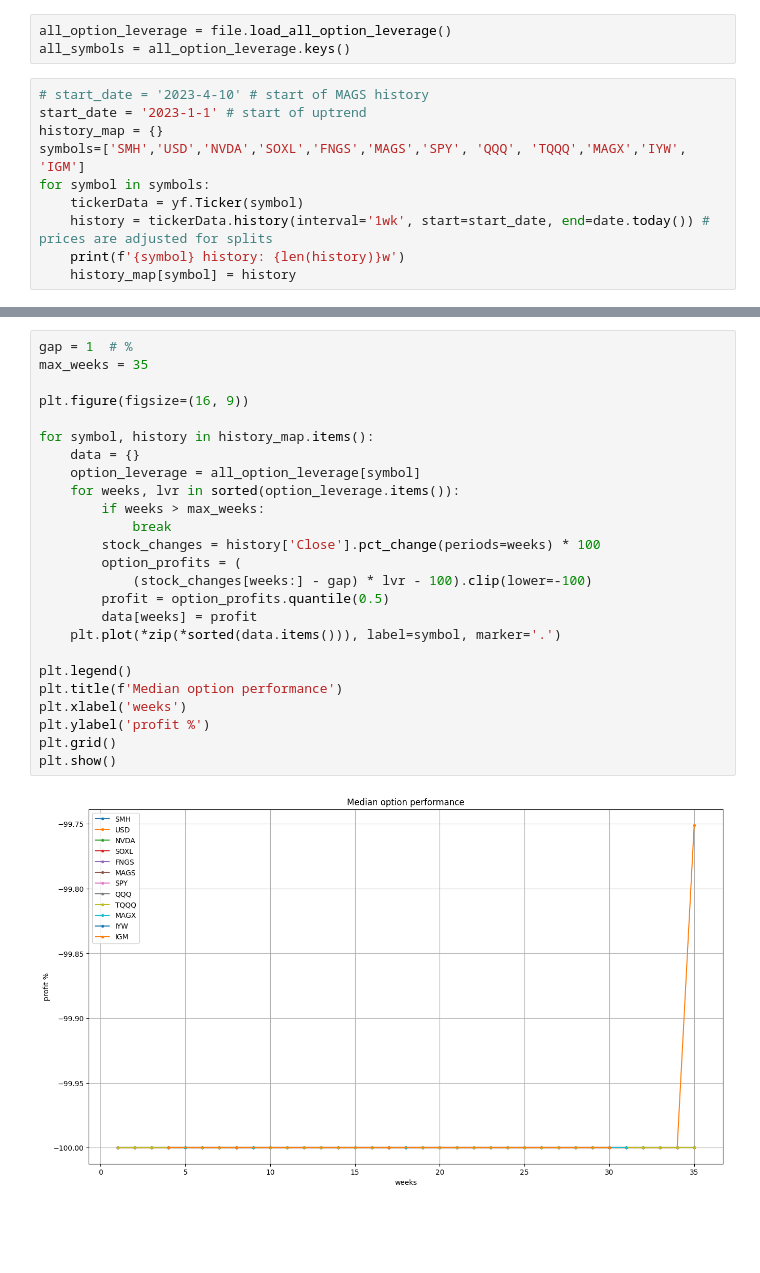
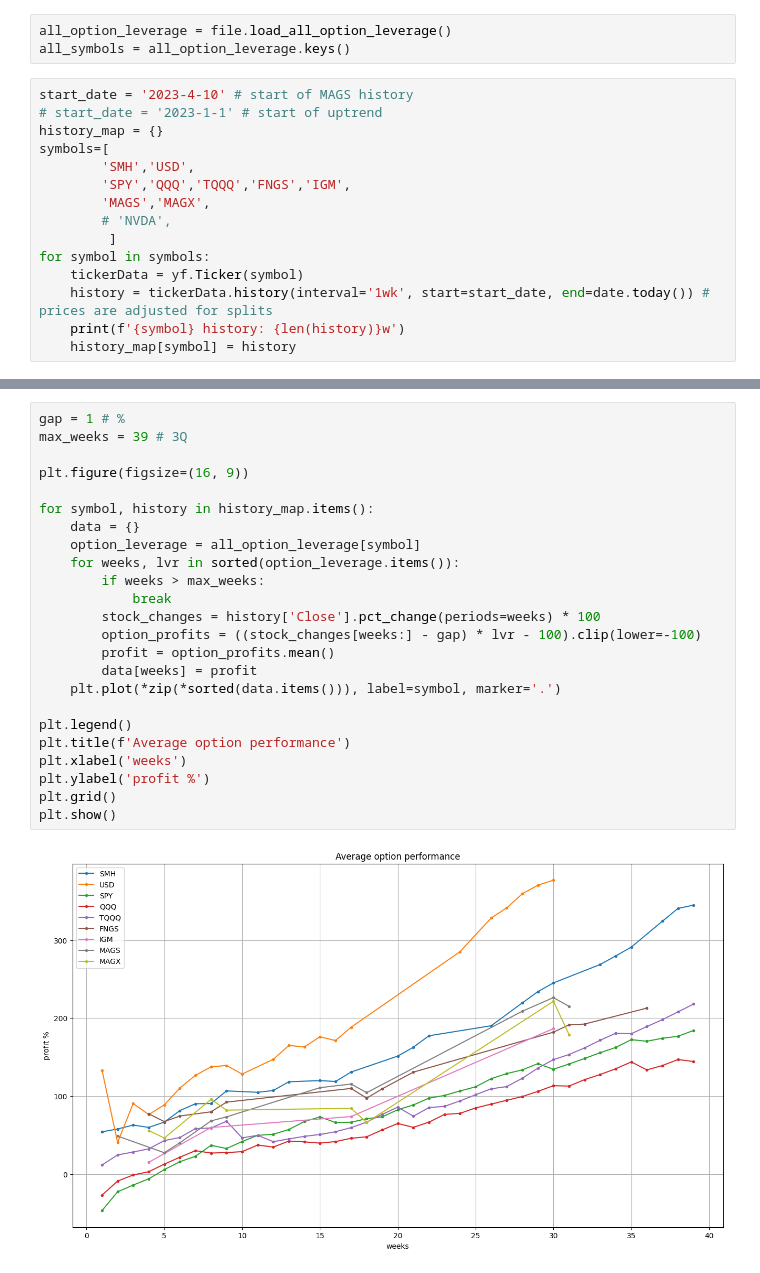
Before and after one commit to dotchev/stox, a Jupyter notebook: weekly-options.ipynb, the cells around one changed output, grey strips where cells are left out. Saved outputs shown, nothing was run; the diff lists cells and outputs as text; blank space fills up the shorter version.

```diff
--- a/weekly-options.ipynb
+++ b/weekly-options.ipynb
@@ -9,10 +9,15 @@ import file
 all_option_leverage = file.load_all_option_leverage()
 all_symbols = all_option_leverage.keys()
 # %%
-# start_date = '2023-4-10' # start of MAGS history
-start_date = '2023-1-1' # start of uptrend
+start_date = '2023-4-10' # start of MAGS history
+# start_date = '2023-1-1' # start of uptrend
 history_map = {}
-symbols=['SMH','USD','NVDA','SOXL','FNGS','MAGS','SPY', 'QQQ', 'TQQQ','MAGX','IYW', 'IGM']
+symbols=[
+        'SMH','USD',
+        'SPY','QQQ','TQQQ','FNGS','IGM',
+        'MAGS','MAGX',
+        # 'NVDA',
+         ]
 for symbol in symbols:
     tickerData = yf.Ticker(symbol)
     history = tickerData.history(interval='1wk', start=start_date, end=date.today()) # prices are adjusted for splits
@@ -34,30 +36,29 @@ IGM history: 95w
 # %%
-gap = 1  # %
-max_weeks = 35
+gap = 1 # %
+max_weeks = 39 # 3Q
 
 plt.figure(figsize=(16, 9))
 
 for symbol, history in history_map.items():
     data = {}
     option_leverage = all_option_leverage[symbol]
     for weeks, lvr in sorted(option_leverage.items()):
         if weeks > max_weeks:
             break
         stock_changes = history['Close'].pct_change(periods=weeks) * 100
-        option_profits = (
-            (stock_changes[weeks:] - gap) * lvr - 100).clip(lower=-100)
-        profit = option_profits.quantile(0.5)
+        option_profits = ((stock_changes[weeks:] - gap) * lvr - 100).clip(lower=-100)
+        profit = option_profits.mean()
         data[weeks] = profit
     plt.plot(*zip(*sorted(data.items())), label=symbol, marker='.')
 
 plt.legend()
-plt.title(f'Median option performance')
+plt.title(f'Average option performance')
 plt.xlabel('weeks')
 plt.ylabel('profit %')
 plt.grid()
 plt.show()
 # %% [output]
-[figure, old version]
+[figure, new version]
 # %%
 gap = 0 # %
 
```
Also changed, not shown: parts of 2 cells of this notebook, 20 other files.
